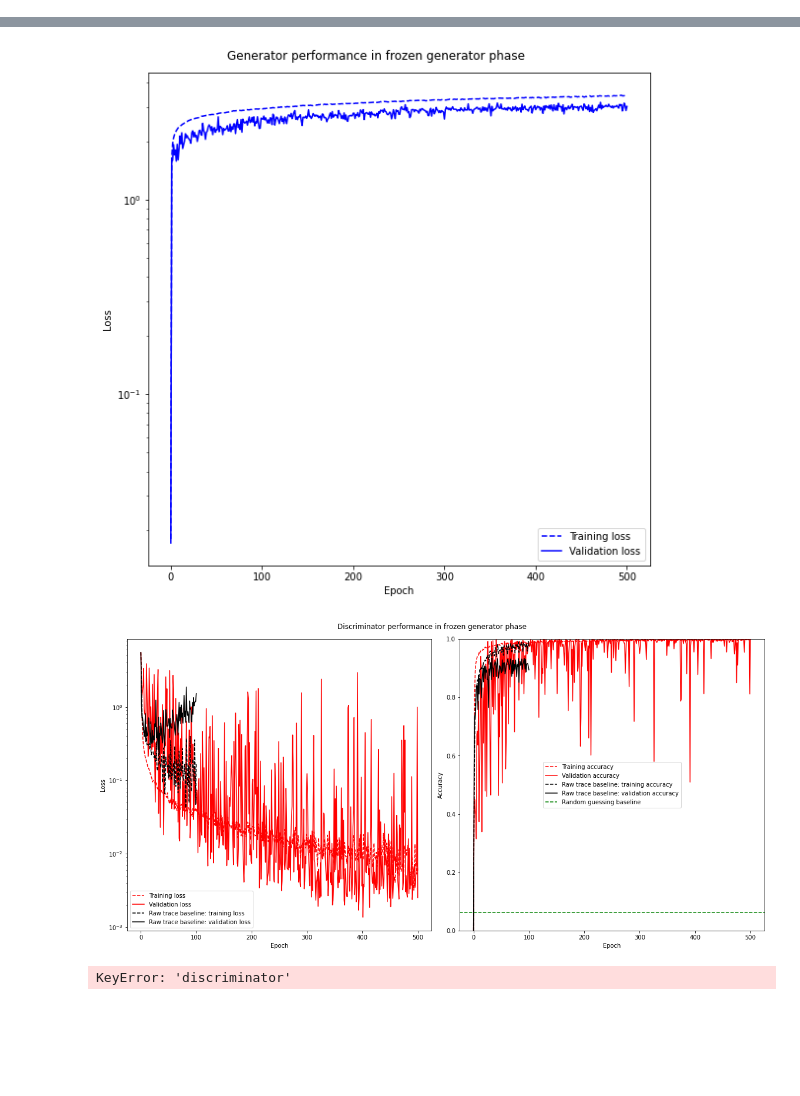
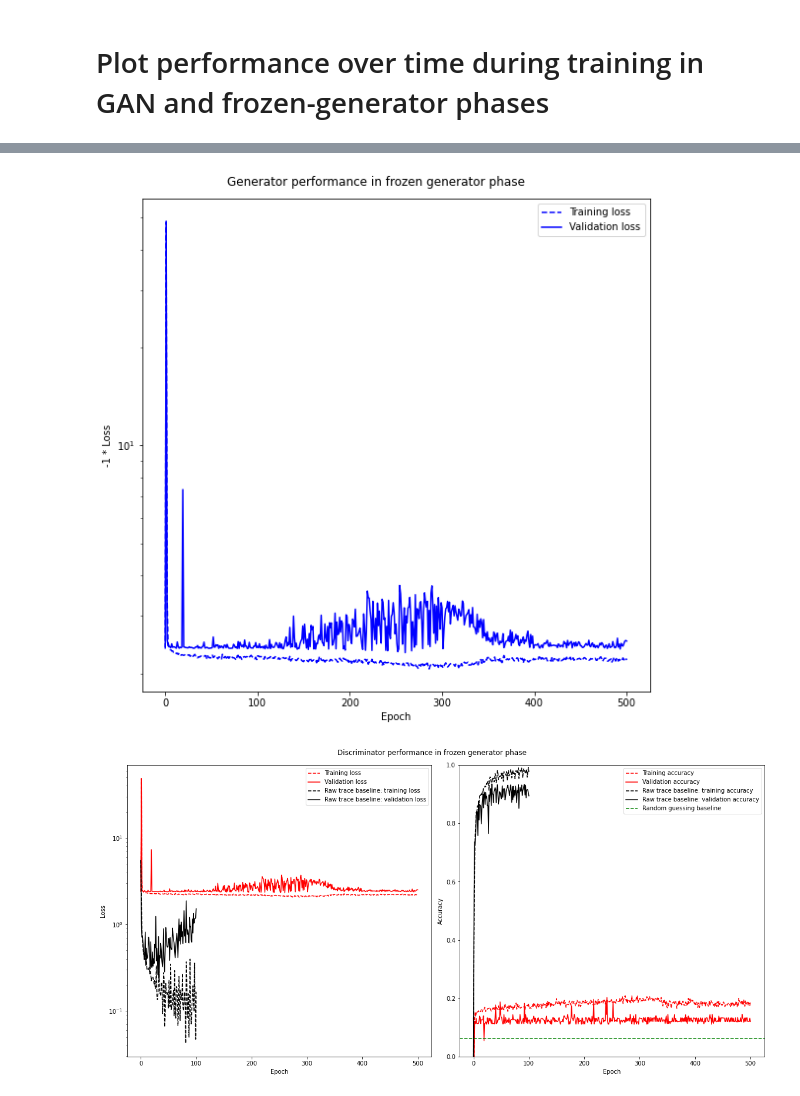
Before and after one commit to jimgammell/sca_defense, a Jupyter notebook: display_results.ipynb, the cells around one changed output, grey strips where cells are left out. Drawn from its saved outputs; the diff is of its cells as text; code cells hidden in the pictures; blank space fills up the shorter version.

Commit message:
Ran new trial with generator loss as negative discriminator loss. Seems like generator just output a very large-magnitude signal which was effective but unrealistic.

```diff
--- a/display_results.ipynb
+++ b/display_results.ipynb
@@ -55,3 +21,5 @@ fig.suptitle('Discriminator pretraining: predict key for raw traces')
+# %% [markdown]
+# Plot performance over time during training in GAN and frozen-generator phases
 # %%
 from matplotlib import pyplot as plt
 
@@ -60,18 +28,18 @@ rt_valid_loss = raw_trace_results['discriminator']['pretrain_val_loss']
 rt_train_acc = raw_trace_results['discriminator']['pretrain_train_acc']
 rt_valid_acc = raw_trace_results['discriminator']['pretrain_val_acc']
 
-gen_train_loss = results['gen_train_loss']
-gen_valid_loss = results['gen_val_loss']
-disc_train_loss = results['disc_train_loss']
-disc_valid_loss = results['disc_val_loss']
-disc_train_acc = results['disc_train_acc']
-disc_valid_acc = results['disc_val_acc']
+gen_train_loss = -np.array(results['gen_train_loss'][:-1])
+gen_valid_loss = -np.array(results['gen_val_loss'][:-1])
+disc_train_loss = results['disc_train_loss'][:-1]
+disc_valid_loss = results['disc_val_loss'][:-1]
+disc_train_acc = results['disc_train_acc'][:-1]
+disc_valid_acc = results['disc_val_acc'][:-1]
 
 (fig, ax) = plt.subplots(1, 1, figsize=(8, 8))
 ax.plot(gen_train_loss[:len(gen_train_loss)//2], linestyle='--', color='blue', label='Training loss')
 ax.plot(gen_valid_loss[:len(gen_valid_loss)//2], linestyle='-', color='blue', label='Validation loss')
 ax.set_xlabel('Epoch')
-ax.set_ylabel('Loss')
+ax.set_ylabel('-1 * Loss')
 ax.set_yscale('log')
 fig.suptitle('Generator performance in GAN training phase')
 ax.legend()
@@ -98,7 +66,7 @@ plt.tight_layout()
 ax.plot(gen_train_loss[len(gen_train_loss)//2:], linestyle='--', color='blue', label='Training loss')
 ax.plot(gen_valid_loss[len(gen_valid_loss)//2:], linestyle='-', color='blue', label='Validation loss')
 ax.set_xlabel('Epoch')
-ax.set_ylabel('Loss')
+ax.set_ylabel('-1 * Loss')
 ax.set_yscale('log')
 fig.suptitle('Generator performance in frozen generator phase')
 ax.legend()
@@ -130,23 +98,2 @@ plt.tight_layout()
-[figure, old version]
+[figure, new version]
-[figure, old version]
+[figure, new version]
-# %%
-disc_posttrain_train_loss = results['discriminator']['posttrain_train_loss']
-disc_posttrain_valid_loss = results['discriminator']['posttrain_val_loss']
-disc_posttrain_train_acc = results['discriminator']['posttrain_train_acc']
-disc_posttrain_valid_acc = results['discriminator']['posttrain_val_acc']
-
-(fig, ax) = plt.subplots(1, 2, figsize=(16, 8))
-ax[0].plot(disc_posttrain_train_loss, linestyle='--', color='red', label='Training loss')
-ax[0].plot(disc_posttrain_valid_loss, linestyle='-', color='red', label='Validation loss')
-ax[1].plot(disc_posttrain_train_acc, linestyle='--', color='red', label='Training accuracy')
-ax[1].plot(disc_posttrain_valid_acc, linestyle='-', color='red', label='Validation accuracy')
-ax[0].set_xlabel('Epoch')
-ax[1].set_xlabel('Epoch')
-ax[0].set_ylabel('Loss')
-ax[1].set_ylabel('Accuracy')
-ax[1].set_ylim(-.1, 1.1)
-ax[0].legend()
-ax[1].legend()
-fig.suptitle('Discriminator training on fixed generator')
-# %% [output]
-KeyError: 'discriminator'
```
Also changed, not shown: parts of 6 cells of this notebook, 9 other files.
